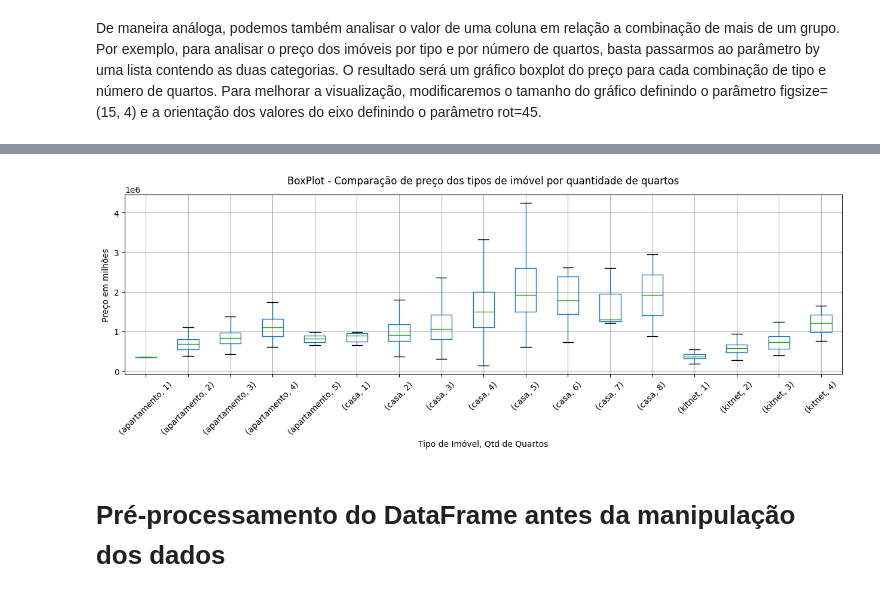
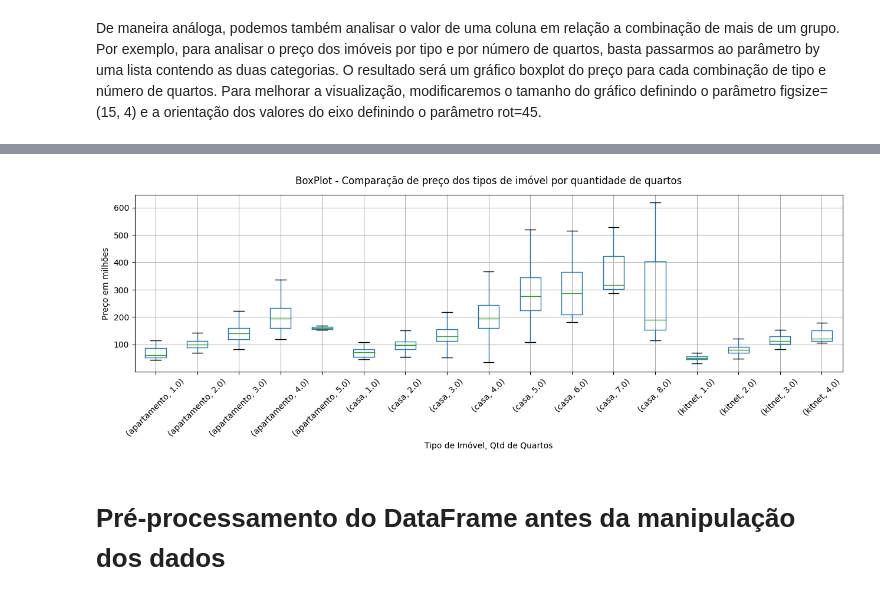
Before and after one commit to cvs2010/Data-Science-Projects, a Jupyter notebook: 00_pandas_tutorial.ipynb, the cells around one changed output, grey strips where cells are left out. Drawn from its saved outputs; the diff is of its cells as text; code cells hidden in the pictures.

```diff
--- a/00_pandas_tutorial.ipynb
+++ b/00_pandas_tutorial.ipynb
@@ -812,18 +812,18 @@ plt.show()
 # %%
 # Cria o gráfico de caixa e define o título personalizado
-housing.boxplot(column='preco', by=['tipo', 'quartos'], figsize=(15, 4), rot=45, showfliers=False).set_title('')
+housing.boxplot(column='area_construida', by=['tipo', 'quartos'], figsize=(15, 4), rot=45, showfliers=False).set_title('')
 
 # Define um título para toda a figura usando a função suptitle()
 plt.suptitle('BoxPlot - Comparação de preço dos tipos de imóvel por quantidade de quartos')
 
 # Define o rótulo personalizado para o eixo x e y
 plt.xlabel('Tipo de Imóvel, Qtd de Quartos')
 plt.ylabel('Preço em milhões')
 
 # Exibe o gráfico
 plt.show()
 # %% [output]
-[figure, old version]
+[figure, new version]
 # %% [markdown]
 # Pré-processamento do DataFrame antes da manipulação dos dados
 # %% [markdown]
```
Also changed, not shown: parts of 21 cells of this notebook.
